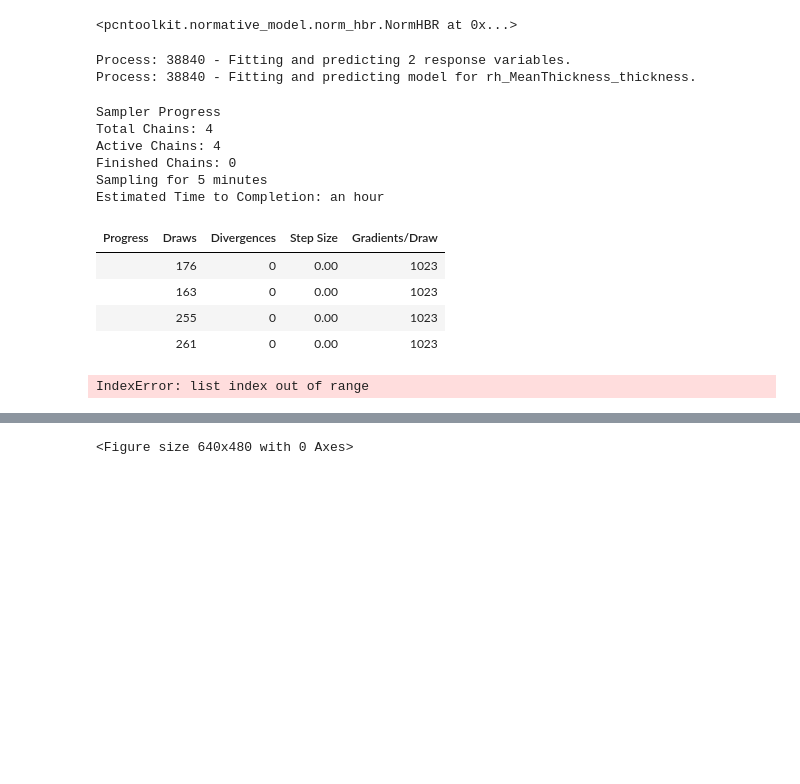
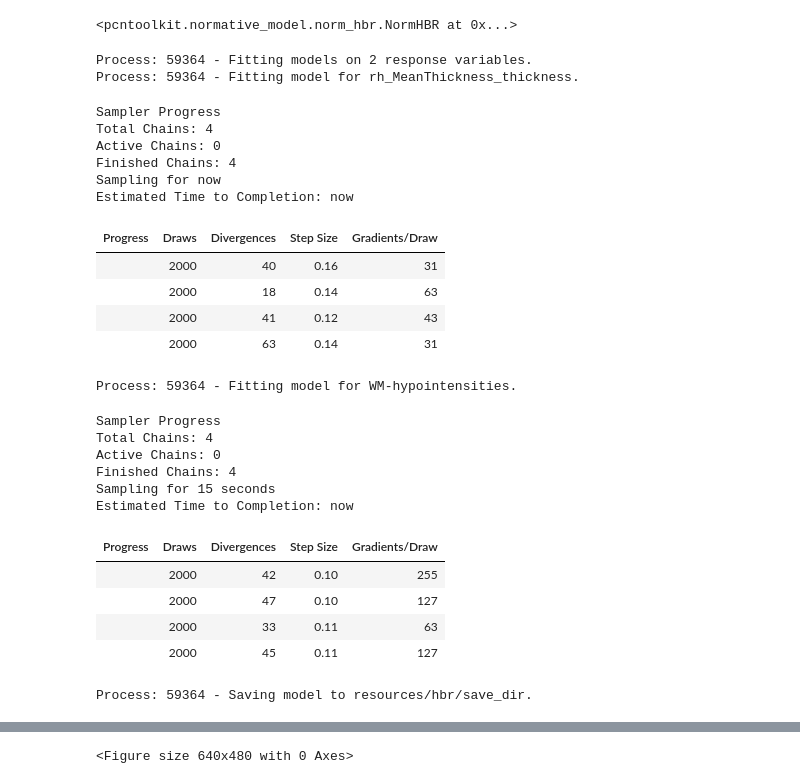
Before and after one commit to amarquand/PCNtoolkit, a Jupyter notebook: example_notebooks/hbr_example.ipynb, the cells around one changed output, grey strips where cells are left out. Cells and saved outputs as stored; diff of their text form; code cells hidden in the pictures; blank space fills up the shorter version.

```diff
--- a/example_notebooks/hbr_example.ipynb
+++ b/example_notebooks/hbr_example.ipynb
@@ -124,11 +124,7 @@ hbr_conf = HBRConf(
     tune=500,
     chains=4,
     pymc_cores=16,
-    likelihood="beta",
-    mu=mu,
-    sigma=sigma,
-    epsilon=epsilon,
-    delta=delta,
+    likelihood=NormalLikelihood(mu, sigma),
     nuts_sampler="nutpie",
 )
 # %% [output]
@@ -150,20 +146,31 @@ norm_hbr
 # %% [output]
 <pcntoolkit.normative_model.norm_hbr.NormHBR at 0x...>
 # %%
-predictions = norm_hbr.fit_predict(train, test)
-# norm_hbr.predict(test)
+predictions = norm_hbr.fit(train)
 # %% [output]
-Process: 38840 - Fitting and predicting 2 response variables.
-Process: 38840 - Fitting and predicting model for rh_MeanThickness_thickness.
+Process: 59364 - Fitting models on 2 response variables.
+Process: 59364 - Fitting model for rh_MeanThickness_thickness.
 Sampler Progress
 Total Chains: 4
-Active Chains: 4
-Finished Chains: 0
-Sampling for 5 minutes
-Estimated Time to Completion: an hour
+Active Chains: 0
+Finished Chains: 4
+Sampling for now
+Estimated Time to Completion: now
 | Progress | Draws | Divergences | Step Size | Gradients/Draw |
-|  | 176 | 0 | 0.00 | 1023 |
-|  | 163 | 0 | 0.00 | 1023 |
-|  | 255 | 0 | 0.00 | 1023 |
-|  | 261 | 0 | 0.00 | 1023 |
+|  | 2000 | 40 | 0.16 | 31 |
+|  | 2000 | 18 | 0.14 | 63 |
+|  | 2000 | 41 | 0.12 | 43 |
+|  | 2000 | 63 | 0.14 | 31 |
-IndexError: list index out of range
+Process: 59364 - Fitting model for WM-hypointensities.
+Sampler Progress
+Total Chains: 4
+Active Chains: 0
+Finished Chains: 4
+Sampling for 15 seconds
+Estimated Time to Completion: now
+| Progress | Draws | Divergences | Step Size | Gradients/Draw |
+|  | 2000 | 42 | 0.10 | 255 |
+|  | 2000 | 47 | 0.10 | 127 |
+|  | 2000 | 33 | 0.11 | 63 |
+|  | 2000 | 45 | 0.11 | 127 |
+Process: 59364 - Saving model to resources/hbr/save_dir.
```
Also changed, not shown: parts of 3 cells of this notebook, 6 other files.
